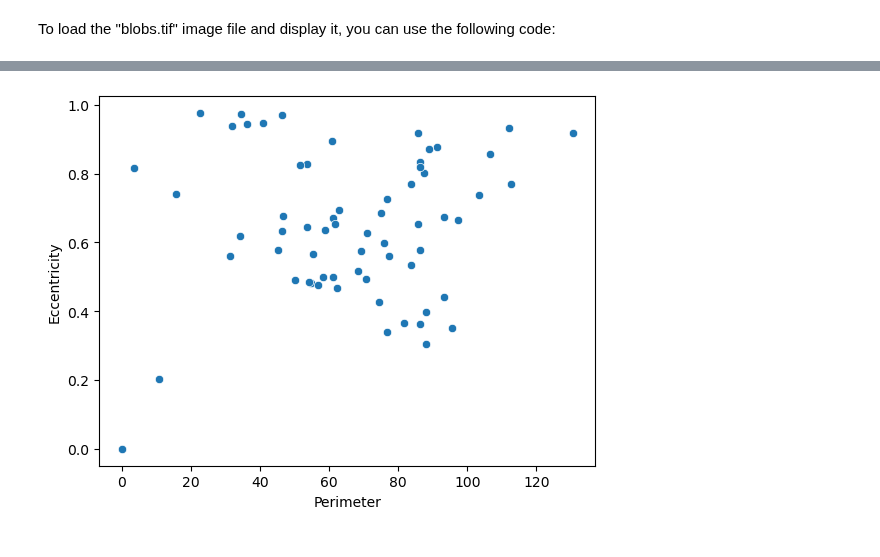
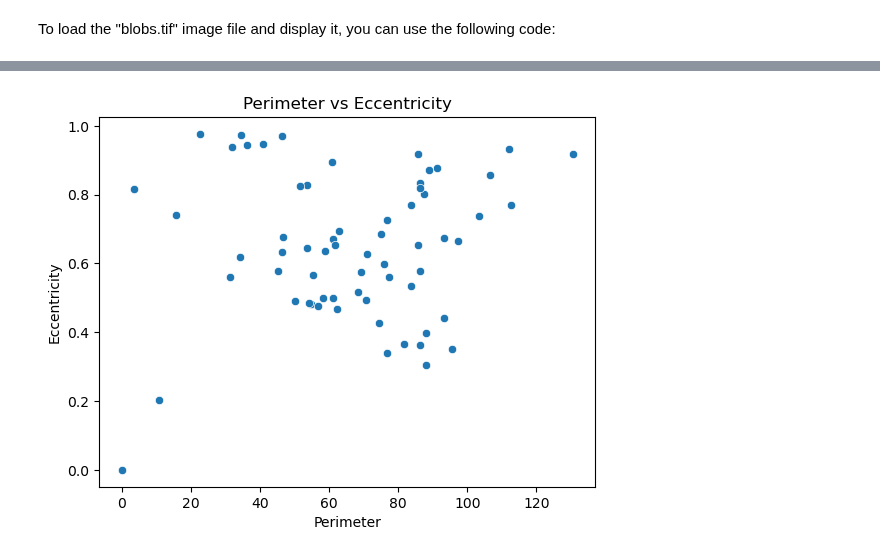
Before and after one commit to haesleinhuepf/bia-bob, a Jupyter notebook: demo/analysis_workflow.ipynb, the cells around one changed output, grey strips where cells are left out. Drawn from its saved outputs; the diff is of its cells as text; code cells hidden in the pictures.

```diff
--- a/demo/analysis_workflow.ipynb
+++ b/demo/analysis_workflow.ipynb
@@ -52,0 +34,14 @@ VBox(children=(HBox(children=(VBox(children=(ImageWidget(height=254, width=256),
+# %%
+from skimage.filters import threshold_otsu
+from skimage.measure import label
+import stackview
+
+# Thresholding
+threshold_value = threshold_otsu(image)
+binary_image = image > threshold_value
+
+# Connected component labeling
+label_image = label(binary_image)
+
+# Display the label image
+stackview.curtain(image, label_image)
@@ -95,0 +57,14 @@ print(df)
+# %%
+import pandas as pd
+from skimage.measure import regionprops
+
+# Measure size and shape of segmented objects
+properties = ['area', 'centroid', 'eccentricity', 'perimeter']
+objects = regionprops(label_image, intensity_image=image, cache=True)
+data = [[getattr(obj, prop) for prop in properties] for obj in objects]
+
+# Create dataframe
+df = pd.DataFrame(data, columns=properties)
+
+# Show the dataframe
+df
@@ -101,11 +90,16 @@ To plot the perimeter against eccentricity using the Seaborn library, you can us
-# %%
-import seaborn as sns
-
-# Plot the data
-sns.scatterplot(data=df, x='Perimeter', y='Eccentricity')
-
-# Show the plot
-import matplotlib.pyplot as plt
-plt.show()
-# %% [output]
-[figure, removed]
+# %%
+import seaborn as sns
+import matplotlib.pyplot as plt
+
+# Plotting the data
+sns.scatterplot(data=df, x='perimeter', y='eccentricity')
+
+# Add axis labels and title
+plt.xlabel('Perimeter')
+plt.ylabel('Eccentricity')
+plt.title('Perimeter vs Eccentricity')
+
+# Show the plot
+plt.show()
+# %% [output]
+[figure, added]
```
Also changed, not shown: parts of 10 cells of this notebook, 1 other file.
